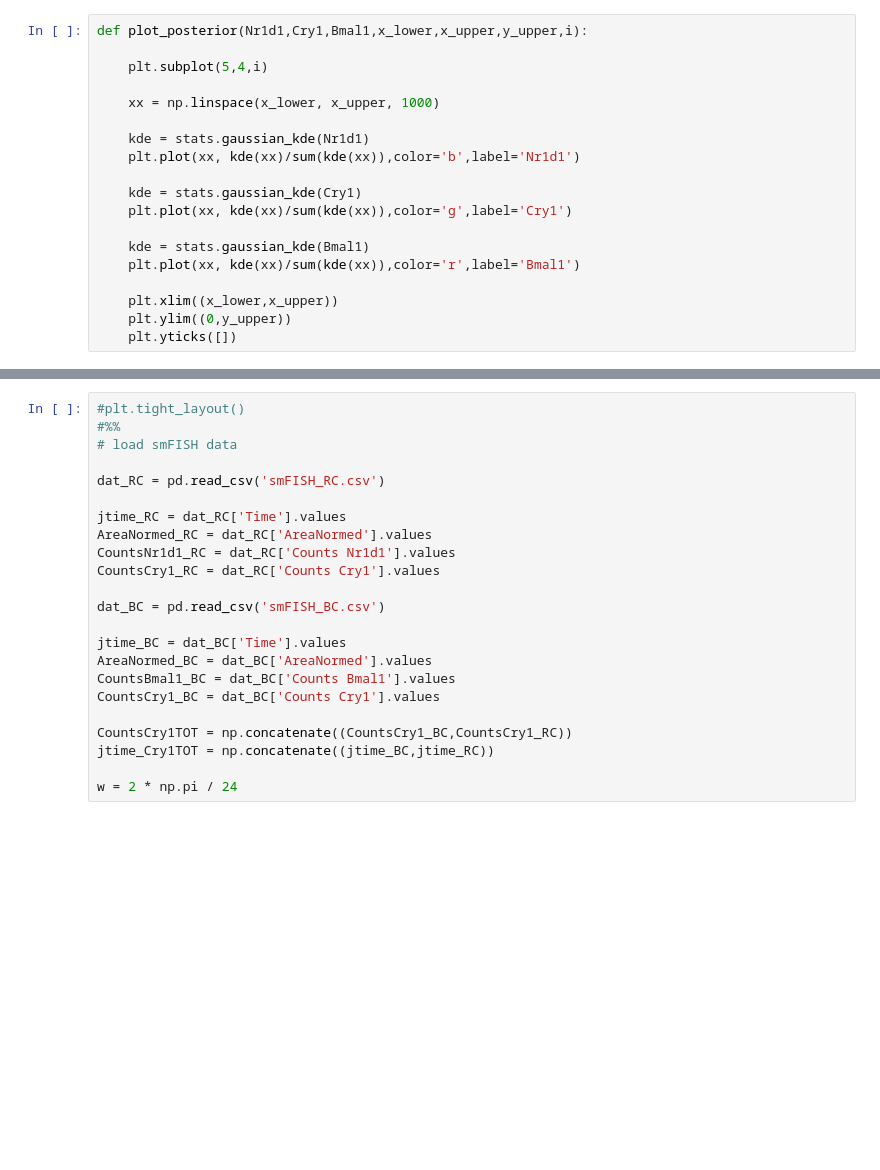
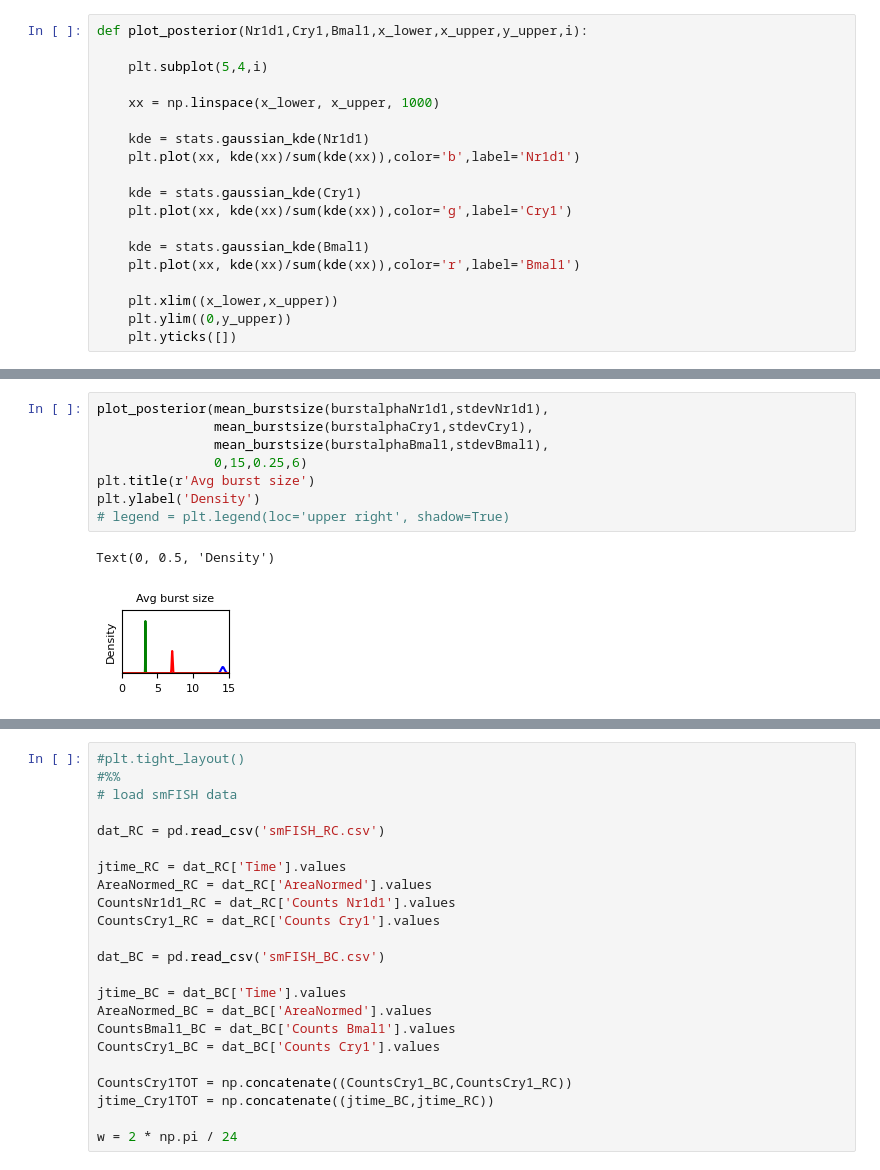
Before and after one commit to galopyz/CircadianSMFISH, a Jupyter notebook: Code/plotter.ipynb, the cells around one changed output, grey strips where cells are left out. Saved outputs shown, nothing was run; the diff lists cells and outputs as text; blank space fills up the shorter version.

```diff
--- a/Code/plotter.ipynb
+++ b/Code/plotter.ipynb
@@ -216,0 +233,11 @@ plt.subplot(5,4,8)
+# %%
+plot_posterior(mean_burstsize(burstalphaNr1d1,stdevNr1d1),
+               mean_burstsize(burstalphaCry1,stdevCry1),
+               mean_burstsize(burstalphaBmal1,stdevBmal1),
+               0,15,0.25,6)
+plt.title(r'Avg burst size')
+plt.ylabel('Density')
+# legend = plt.legend(loc='upper right', shadow=True)
+# %% [output]
+Text(0, 0.5, 'Density')
+[figure, added]
```
Also changed, not shown: parts of 36 cells of this notebook, 4 other files.
